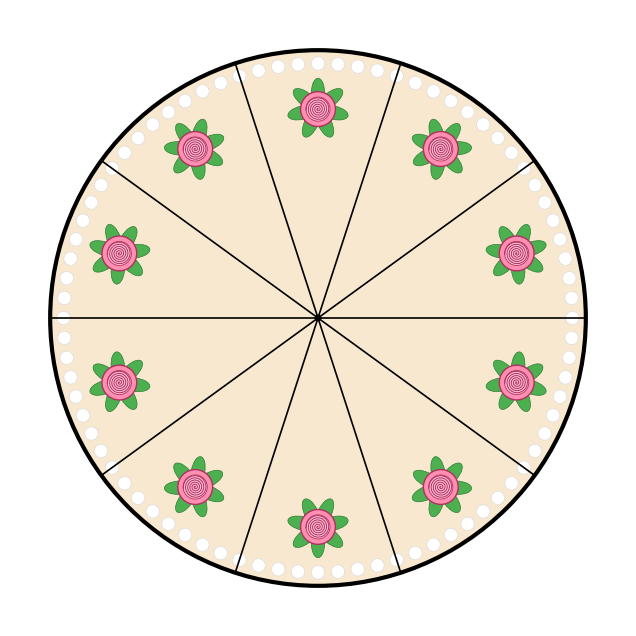
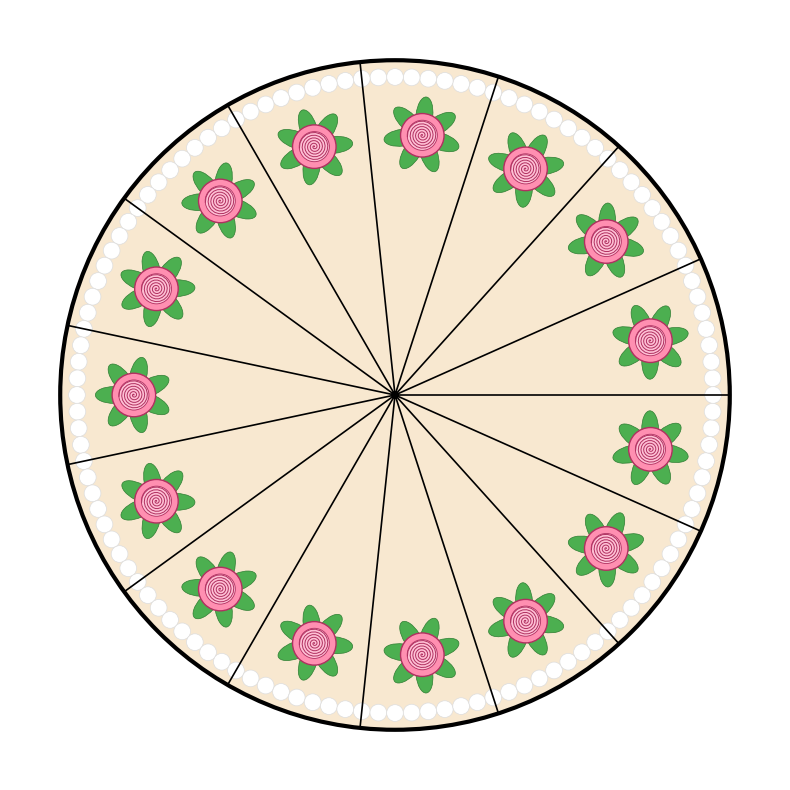
Code edit (unified diff) that turned the first committed figure into the second:
--- before
+++ after
@@ -7,13 +7,13 @@
  # ==========================================
 
-NUM_SLICES = 10 # Anzahl der Tortenstücke
+NUM_SLICES = 15 # Anzahl der Tortenstücke
 NUM_LEAVES = 7  # Anzahl der Blätter an den Röschen
 RADIUS = 1.0
 
 def zeichne_torte(
-    num_slices=15,
-    num_leaves=8,
-    radius=1.0,
-    figsize=(8, 8),
+    num_slices,
+    num_leaves,
+    radius,
+    figsize=(10, 10),
 ):
     """Zeichnet eine runde Torte mit num_slices gleich großen Stücken."""

Commit: Zahlen angepasst